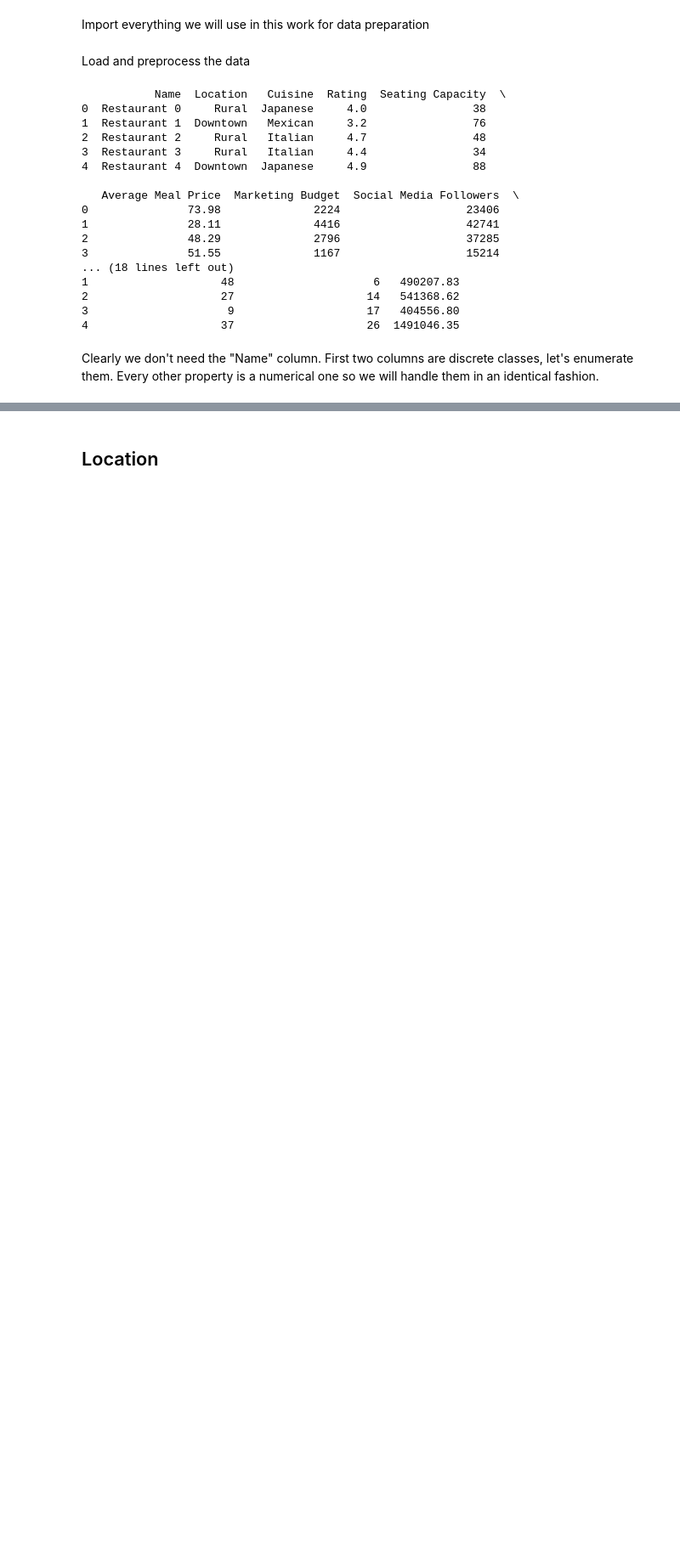
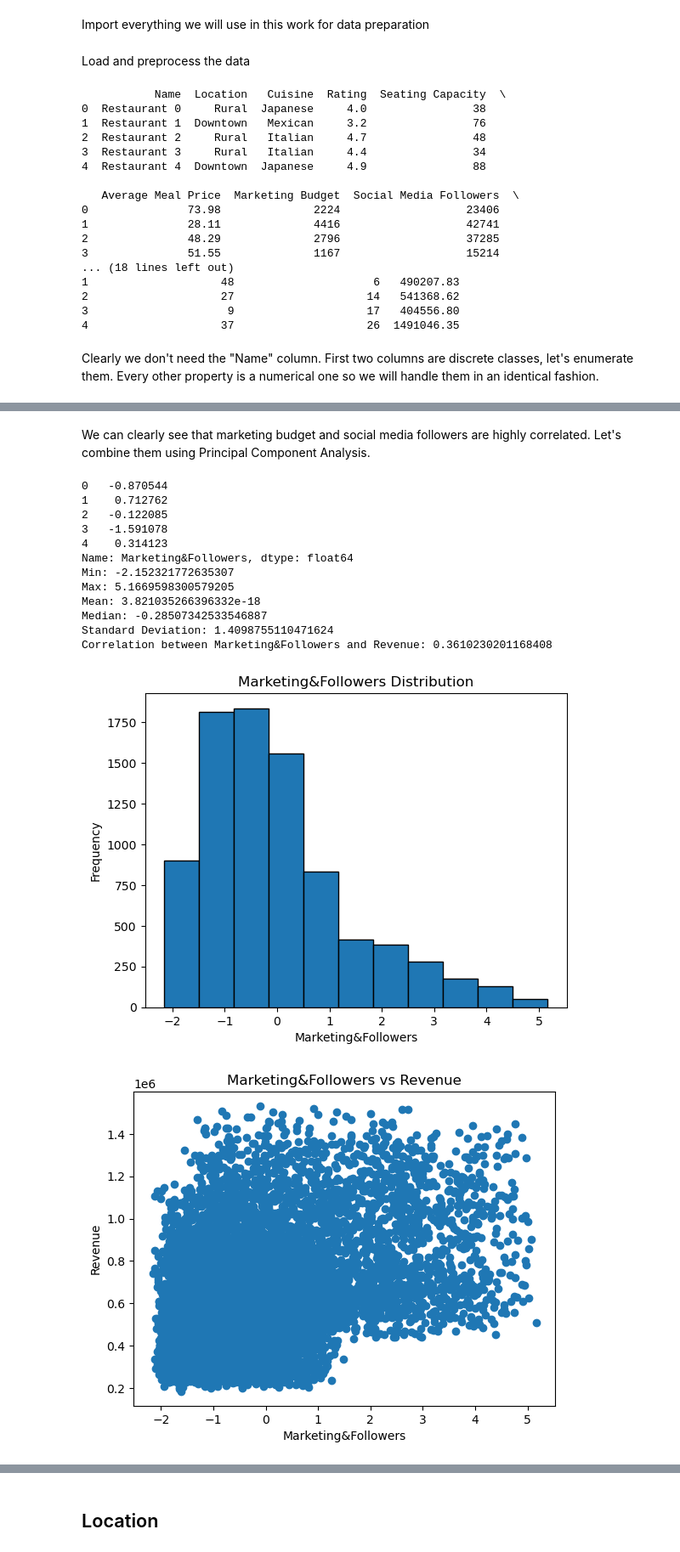
Before and after one commit to hijarian/urv-nec-assignment-1, a Jupyter notebook: 01-prepare-data.ipynb, the cells around one changed output, grey strips where cells are left out. Shown at 85% size. Saved outputs shown, nothing was run; the diff lists cells and outputs as text; code cells hidden in the pictures; blank space fills up the shorter version.

```diff
--- a/01-prepare-data.ipynb
+++ b/01-prepare-data.ipynb
@@ -36,0 +96,36 @@ First two columns are discrete classes, let's enumerate them. Every other proper
+# %% [markdown]
+We can clearly see that marketing budget and social media followers are highly correlated. Let's combine them using Principal Component Analysis.
+# %%
+from sklearn.decomposition import PCA
+from sklearn.preprocessing import StandardScaler
+
+# Select the columns to use for PCA
+columns = ['Social Media Followers', 'Marketing Budget']
+
+# Standardize the data
+scaler = StandardScaler()
+data_scaled = scaler.fit_transform(data[columns])
+
+# Create a PCA object
+pca = PCA(n_components=2, random_state=42)
+
+new_column_name='Marketing&Followers'
+data[new_column_name] = pca.fit_transform(data_scaled)[:, 0]
+
+print(data[new_column_name].head())
+show_data_stats(new_column_name, bins=11, target_property='Revenue')
+# %% [output]
+0   -0.870544
+1    0.712762
+2   -0.122085
+3   -1.591078
+4    0.314123
+Name: Marketing&Followers, dtype: float64
+Min: -2.152321772635307
+Max: 5.1669598300579205
+Mean: 3.821035266396332e-18
+Median: -0.28507342533546887
+Standard Deviation: 1.4098755110471624
+Correlation between Marketing&Followers and Revenue: 0.3610230201168408
+[figure, added]
+[figure, added]
```
Also changed, not shown: parts of 44 cells of this notebook.
